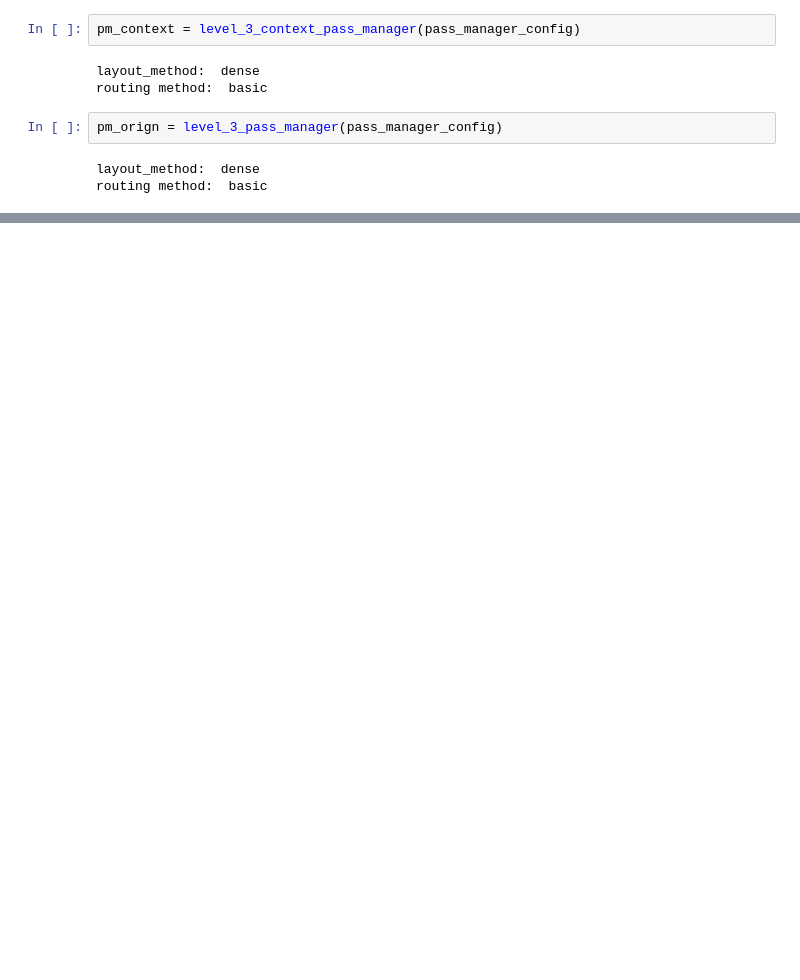
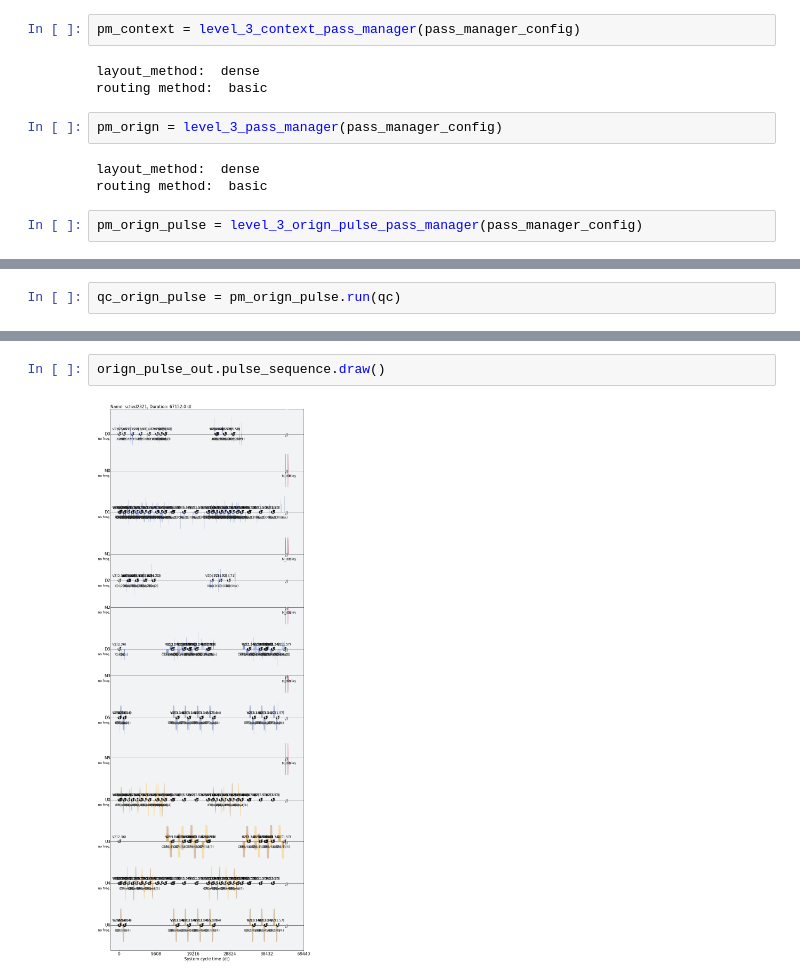
Before and after one commit to revilooliver/context-aware-decomposition, a Jupyter notebook: test_context_pulse_pass_halfdirty.ipynb, the cells around one changed output, grey strips where cells are left out. Cells and saved outputs as stored; diff of their text form; blank space fills up the shorter version.

```diff
--- a/test_context_pulse_pass_halfdirty.ipynb
+++ b/test_context_pulse_pass_halfdirty.ipynb
@@ -92,3 +120,5 @@ pm_orign = level_3_pass_manager(pass_manager_config)
 # %% [output]
 layout_method:  dense
 routing method:  basic
+# %%
+pm_orign_pulse = level_3_orign_pulse_pass_manager(pass_manager_config)
@@ -94,0 +182,2 @@ routing method:  basic
+# %%
+qc_orign_pulse = pm_orign_pulse.run(qc)
@@ -262,0 +312,4 @@ q_2: ┤ H ├┤ T ├┤ X ├┤ T ├┤ X ├┤ Tdg ├──────
+# %%
+orign_pulse_out.pulse_sequence.draw()
+# %% [output]
+[figure, added]
```
Also changed, not shown: parts of 48 cells of this notebook, 20 other files.
